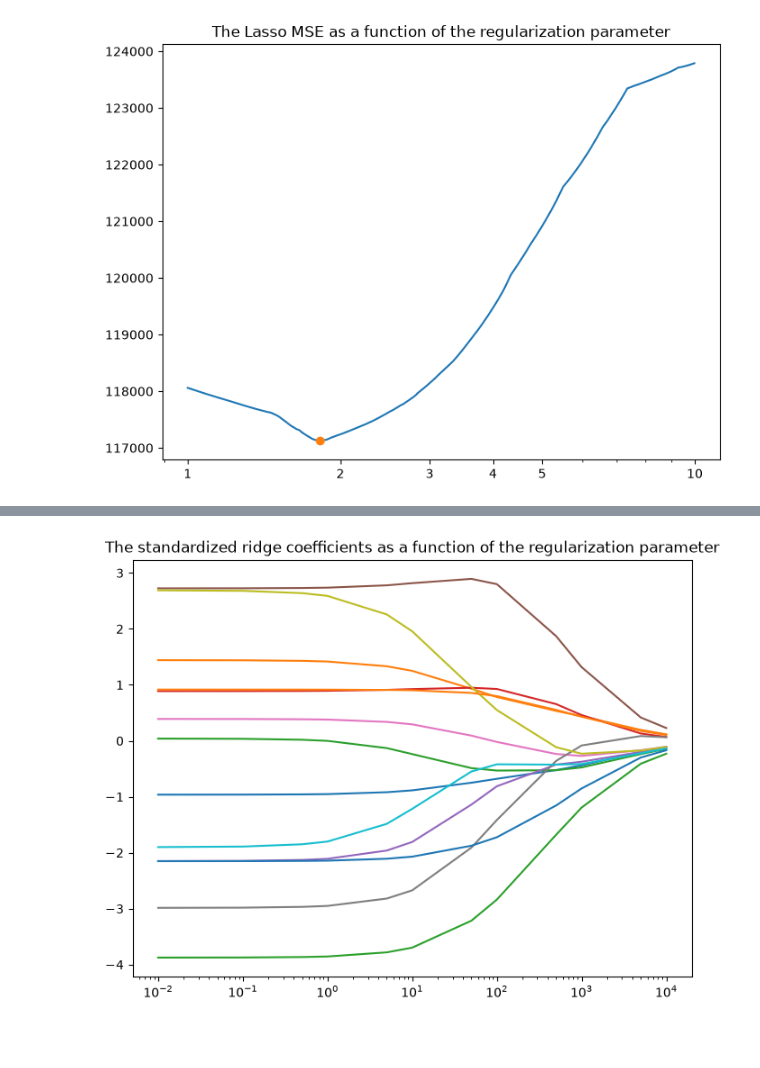
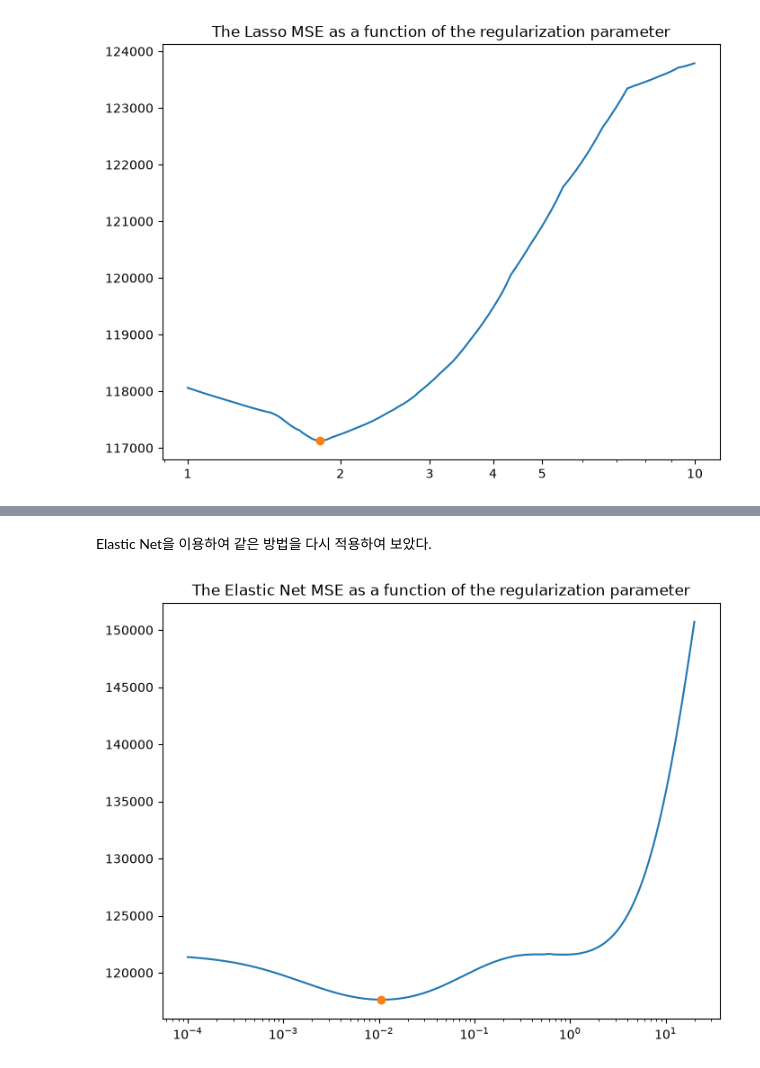
Before and after one commit to ksublee/MLA, a Jupyter notebook: 07. Regularization.ipynb, the cells around one changed output, grey strips where cells are left out. Saved outputs shown, nothing was run; the diff lists cells and outputs as text; code cells hidden in the pictures; blank space fills up the shorter version.

```diff
--- a/07. Regularization.ipynb
+++ b/07. Regularization.ipynb
@@ -543,13 +404,0 @@ print(ridge.coef_, ridge.intercept_)
-# %%
-import numpy as np
-from sklearn.metrics import mean_squared_error
-
-alphas = np.array([0.01, 0.1, 0.5, 1, 5, 10, 50, 100, 500, 1000, 5000, 10000])
-
-coefs = []
-errs = []
-for a in alphas:
-    ridge = Ridge(alpha=a)
-    ridge.fit(X_tn_std, y_tn)
-    coefs.append(ridge.coef_)
-    errs.append(mean_squared_error(y_te, ridge.predict(X_te_std)))
@@ -572,13 +405,35 @@ pd.DataFrame(coefs)
+# %% [markdown]
+Elastic Net을 이용하여 같은 방법을 다시 적용하여 보았다.
+# %%
+from sklearn.linear_model import ElasticNet
+alphas = np.logspace(-4, 1.3, 200)
+
+errs_alpha = [] # alpha별 에러
+
+cv = KFold(n_splits=5, shuffle=True, random_state=1)
+
+for a in alphas:
+
+    # 파이프라인: 표준화 + ElasticNet 회귀
+    pipeline = Pipeline([
+        ('scaler', StandardScaler()),
+        ('elastic', ElasticNet(alpha=a, l1_ratio=0.5, max_iter=2000))
+    ])
+
+    neg_mse_scores = cross_val_score(pipeline, X, y, cv=cv, scoring='neg_mean_squared_error')
+
+    # 음수를 취하여 평균 MSE 저장
+    errs_alpha.append(np.mean(-neg_mse_scores))
 # %%
-import matplotlib.pyplot as plt
-
 plt.figure(figsize=(8, 6))
 
 ax = plt.gca()
-ax.plot(alphas, coefs)
+ax.plot(alphas, errs_alpha)
 ax.set_xscale("log")
-plt.title("The standardized ridge coefficients as a function of the regularization parameter")
+ax.plot(alphas[np.argmin(errs_alpha)], np.min(errs_alpha), marker = 'o')
+
+plt.title("The Elastic Net MSE as a function of the regularization parameter")
 plt.axis("tight")
 plt.show()
 # %% [output]
-[figure, old version]
+[figure, new version]
```
Also changed, not shown: parts of 45 cells of this notebook, 7 other files.
